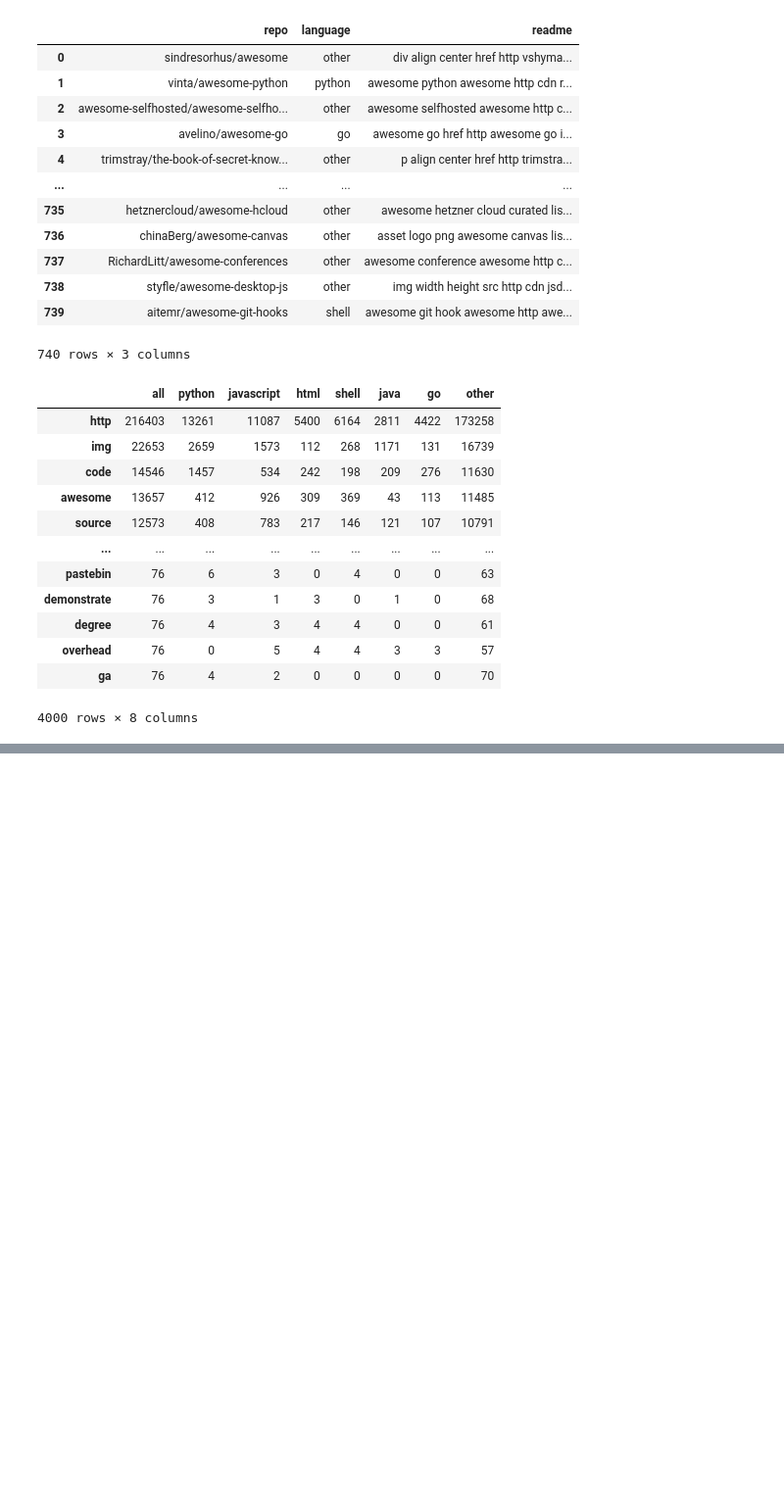
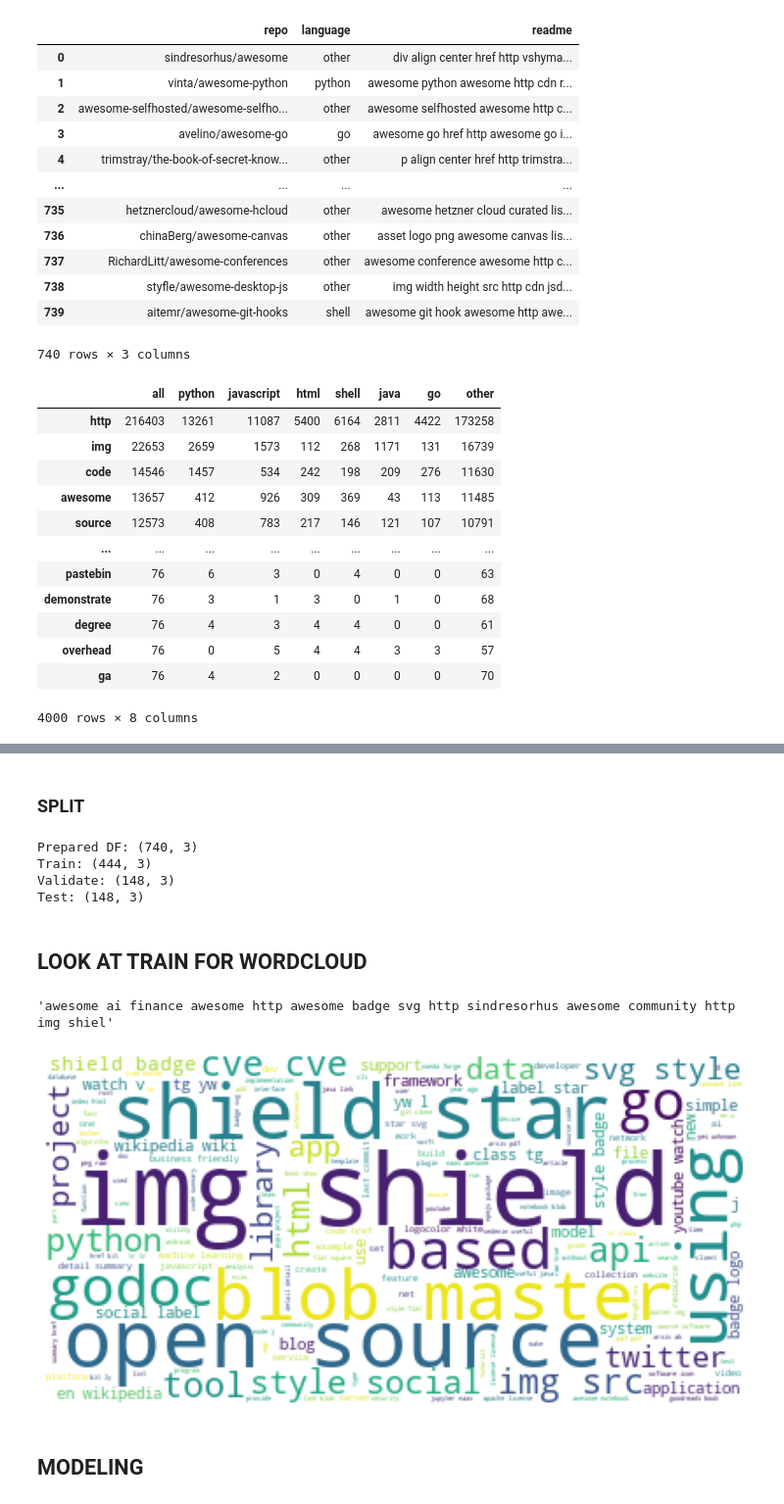
Before and after one commit to projectlanguagepredictor/nlp_launch, a Jupyter notebook: ali_explore.ipynb, the cells around one changed output, grey strips where cells are left out. Shown at 98% size. Saved outputs shown, nothing was run; the diff lists cells and outputs as text; code cells hidden in the pictures; blank space fills up the shorter version.

```diff
--- a/ali_explore.ipynb
+++ b/ali_explore.ipynb
@@ -461,0 +573,24 @@ bow
+# %% [markdown]
+### SPLIT
+# %%
+train, validate, test = ev.split_data_strat(df, 'language')
+# %% [output]
+Prepared DF: (740, 3)
+Train: (444, 3)
+Validate: (148, 3)
+Test: (148, 3)
+# %% [markdown]
+## LOOK AT TRAIN FOR WORDCLOUD
+# %%
+' '.join(train.readme)[:100]
+# %% [output]
+'awesome ai finance awesome http awesome badge svg http sindresorhus awesome community http img shiel'
+# %%
+img = WordCloud(background_color='white').generate(' '.join(train.readme))
+plt.imshow(img)
+plt.axis('off')
+plt.show()
+# %% [output]
+[figure, added]
+# %% [markdown]
+## MODELING
```
Also changed, not shown: parts of 37 cells of this notebook.
